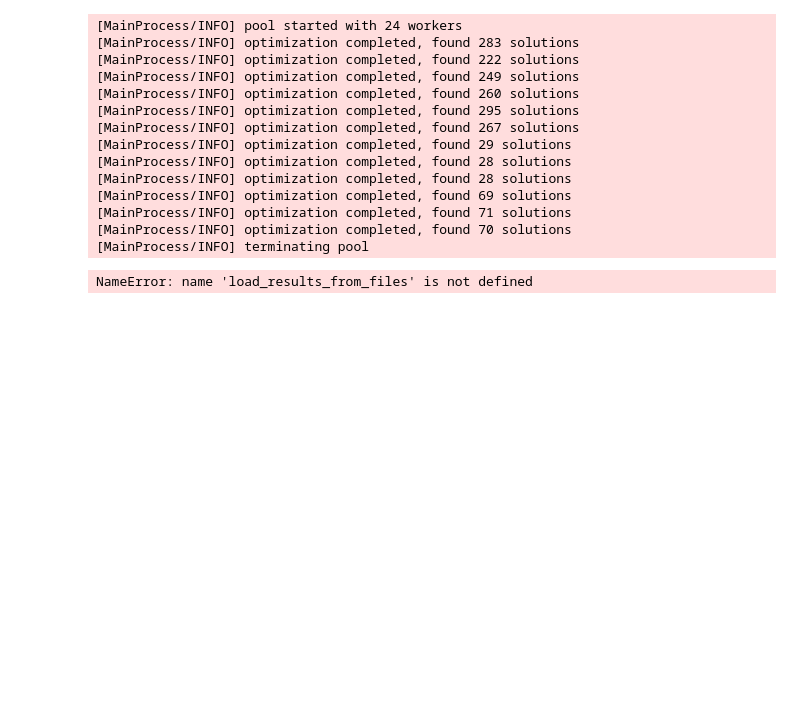
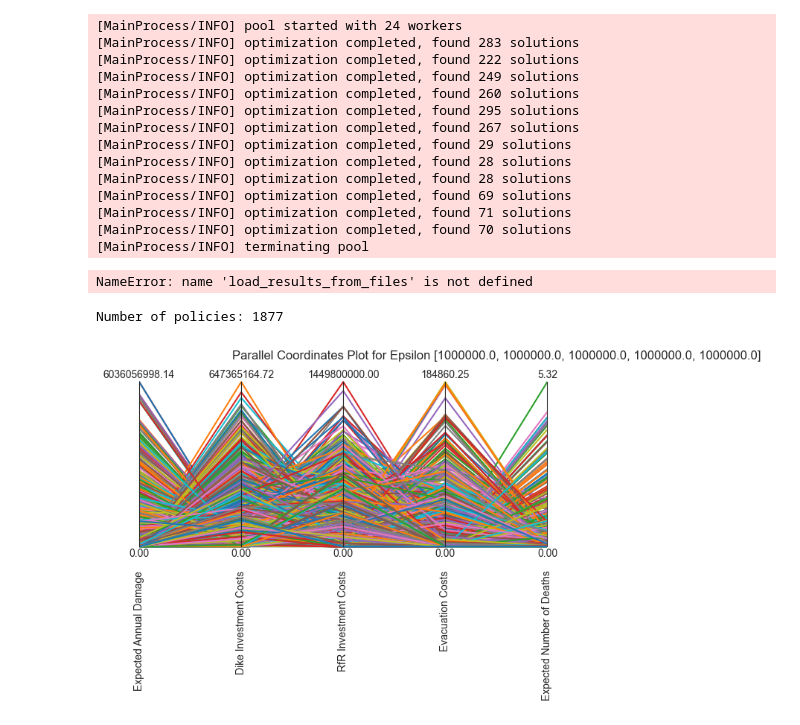
Before and after one commit to leonarddevijfde/MBD-repository, a Jupyter notebook: PD2.ipynb, the cells around one changed output. Cells and saved outputs as stored; diff of their text form; code cells hidden in the pictures; blank space fills up the shorter version.

```diff
--- a/PD2.ipynb
+++ b/PD2.ipynb
@@ -158,3 +158,64 @@ if __name__ == '__main__':
 [MainProcess/INFO] optimization completed, found 70 solutions
 [MainProcess/INFO] terminating pool
 NameError: name 'load_results_from_files' is not defined
+# %%
+def load_results_from_files(directory):
+    """
+    Load and combine all CSV files from the specified directory into a single DataFrame.
+    """
+    all_results = []
+    for file in os.listdir(directory):
+        if file.endswith(".csv") and file.startswith("result__"):
+            file_path = os.path.join(directory, file)
+            df = pd.read_csv(file_path)
+            all_results.append(df)
+    if not all_results:
+        raise ValueError(f"No result files found in {directory}")
+    return pd.concat(all_results, ignore_index=True)
+
+def visualize_results(directory, outcomes_of_interest, eps):
+    """
+    Visualize the results from the archive files using a parallel coordinates plot.
+    """
+    # Load results from the archive files
+    all_results = load_results_from_files(directory)
+
+    # Extract the outcomes of interest
+    outcomes = all_results[outcomes_of_interest]
+
+    # Get the limits for the parallel coordinates plot
+    limits = parcoords.get_limits(outcomes)
+
+    # Create a ParallelAxes object with the limits
+    axes = parcoords.ParallelAxes(limits, fontsize=10)
+
+    # Plot the outcomes on the parallel coordinates plot
+    axes.plot(outcomes)
+
+     # Print the number of policies
+    print(f"Number of policies: {len(all_results)}")
+
+    # Set the title and save the plot as an image file
+    plt.title(f'Parallel Coordinates Plot for Epsilon {eps}')
+    plt.savefig(f'parallel_coordinates_eps_{eps}.png')
+    plt.show()
+
+# Example usage
+if __name__ == "__main__":
+    # Define the directory containing the archive files
+    archive_directory = "./archives"
+
+    # Define the outcomes of interest
+    outcomes_of_interest = [
+        'Expected Annual Damage', 'Dike Investment Costs', 'RfR Investment Costs',
+        'Evacuation Costs', 'Expected Number of Deaths'
+    ]
+
+    # Define epsilon value for the plot title
+    eps = [1e6, 1e6, 1e6, 1e6, 1e6]
+
+    # Visualize the results
+    visualize_results(archive_directory, outcomes_of_interest, eps)
+# %% [output]
+Number of policies: 1877
+[figure, added]
```
Also changed, not shown: parts of 3 cells of this notebook.
